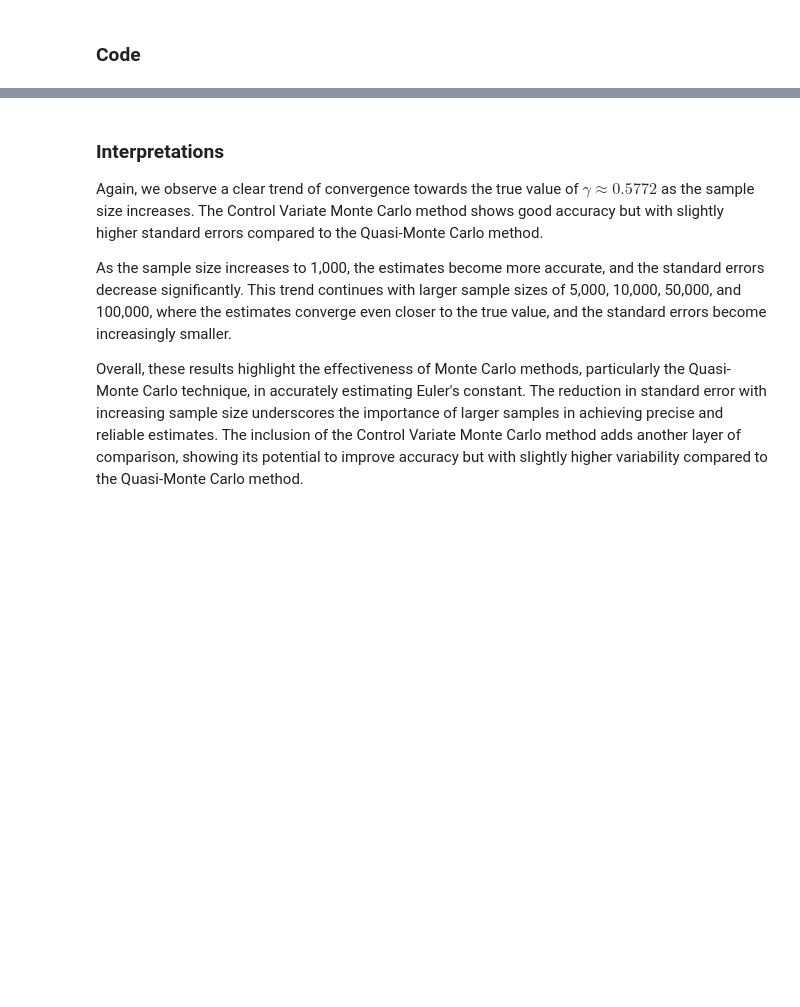
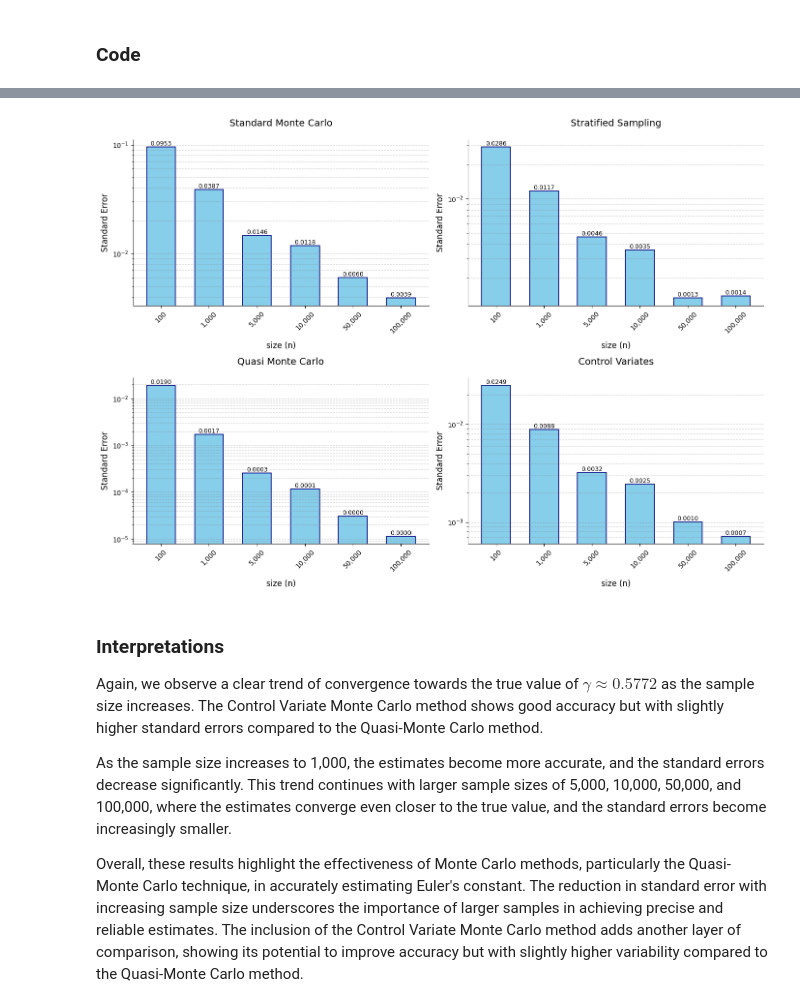
Before and after one commit to Leooryx/Euler_Monte_Carlo, a Jupyter notebook: main.ipynb, the cells around one changed output, grey strips where cells are left out. Saved outputs shown, nothing was run; the diff lists cells and outputs as text; code cells hidden in the pictures; blank space fills up the shorter version.

```diff
--- a/main.ipynb
+++ b/main.ipynb
@@ -500,3 +562,52 @@ Sample size: 5000
+# %%
+methods = [results_standard, results_stratified, results_quasi, results_control]
+
+def plot_std_method(method, ax, title="Evolution of the standard errors"):
+    bars = ax.bar(
+        x=range(len(num_samples_list)),
+        height=method['std_errors'],
+        width=0.6,
+        color='skyblue',
+        edgecolor='navy',
+        linewidth=1.2
+    )
+
+    ax.set_yscale('log')
+    ax.set_xticks(range(len(num_samples_list)))
+    ax.set_xticklabels([f"{n:,}" for n in num_samples_list], rotation=45)
+    ax.set_xlabel('size (n)', fontsize=12, labelpad=10)
+    ax.set_ylabel('Standard Error', fontsize=12)
+    ax.set_title(title, fontsize=14, pad=20)
+
+    for bar in bars:
+        height = bar.get_height()
+        ax.text(
+            bar.get_x() + bar.get_width()/2.,
+            height,
+            f'{height:.4f}',
+            ha='center',
+            va='bottom',
+            fontsize=9
+        )
+
+    ax.grid(True, which='both', axis='y', linestyle='--', alpha=0.4, color='gray')
+    ax.spines['top'].set_visible(False)
+    ax.spines['right'].set_visible(False)
+
+
+methods = [results_standard, results_stratified, results_quasi, results_control]
+titles = ["Standard Monte Carlo", "Stratified Sampling", "Quasi Monte Carlo", "Control Variates"]
+
+fig, axs = plt.subplots(2, 2, figsize=(14, 10))
+
+for i, (method, title) in enumerate(zip(methods, titles)):
+    row, col = divmod(i, 2)
+    plot_std_method(method, axs[row][col], title=title)
+
+plt.tight_layout()
+plt.show()
+# %% [output]
+[figure, added]
 # %% [markdown]
 ### Interpretations
 
```
Also changed, not shown: parts of 12 cells of this notebook.
